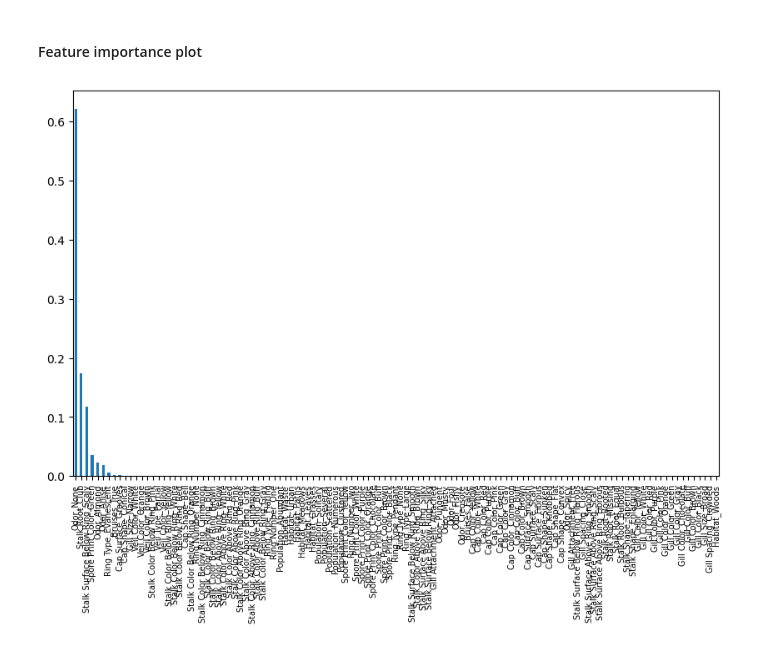
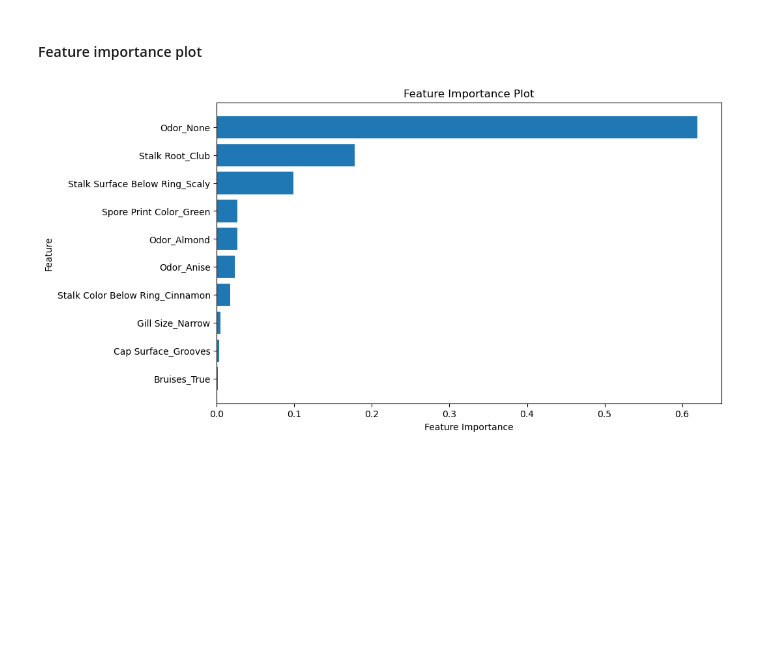
Before and after one commit to akzmuk/Mushrooms-analysis, a Jupyter notebook: Mushrooms_.ipynb, the cells around one changed output. Saved outputs shown, nothing was run; the diff lists cells and outputs as text; code cells hidden in the pictures; blank space fills up the shorter version.

```diff
--- a/Mushrooms_.ipynb
+++ b/Mushrooms_.ipynb
@@ -278,16 +275,17 @@ plot_tree(dt, max_depth=3, fontsize=14, feature_names=X.columns);
 # %% [markdown]
 #### Feature importance plot
-# %%
-importances = dt.feature_importances_
-
-forest_importances = pd.Series(importances, index=X.columns).sort_values(ascending=False)
-
-fig, ax = plt.subplots(figsize=(10, 6))
-forest_importances.plot.bar(ax=ax);
-
-ax.set_xticklabels(ax.get_xticklabels(), rotation=90)
-ax.tick_params(axis='x', labelsize=7)
-
-plt.show()
-# %% [output]
-[figure, removed]
+# %%
+importances = dt.feature_importances_
+feature_names = X.columns
+importances_df = pd.DataFrame({'Feature': feature_names, 'Importance': importances})
+importances_df = importances_df.sort_values(by='Importance', ascending=False)
+importances_df = importances_df[importances_df['Importance'] > 0]
+plt.figure(figsize=(10, 6))
+plt.barh(importances_df['Feature'], importances_df['Importance'])
+plt.xlabel('Feature Importance')
+plt.ylabel('Feature')
+plt.title('Feature Importance Plot')
+plt.gca().invert_yaxis()  # Invert y-axis to show the most important features at the top
+plt.show()
+# %% [output]
+[figure, added]
```
Also changed, not shown: parts of 4 cells of this notebook.
